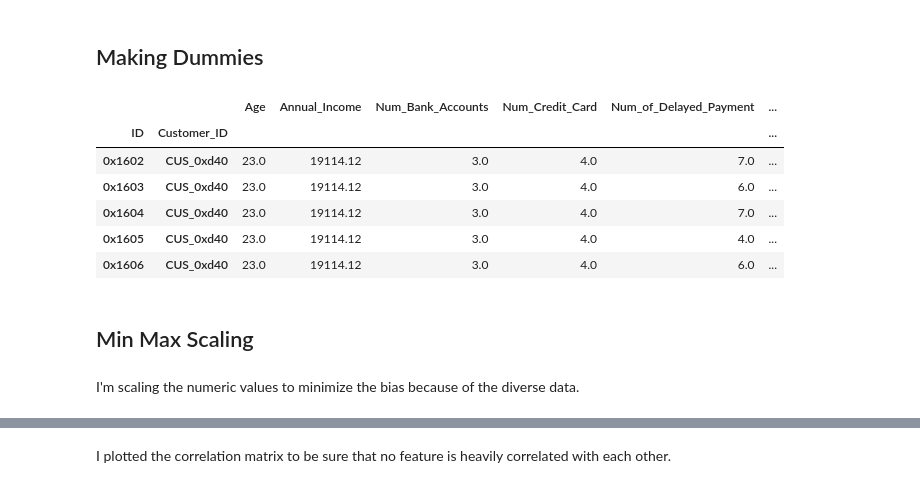
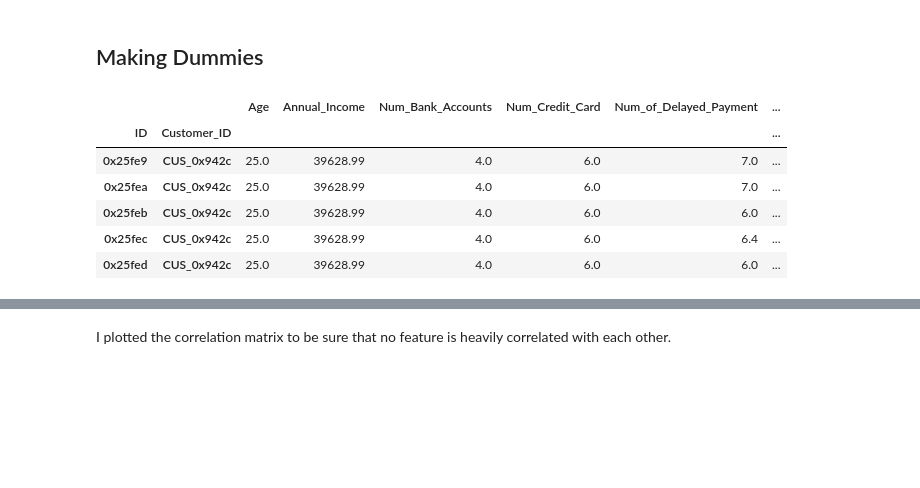
Before and after one commit to EsraKorkmazz/FINANCE-STREAMLIT-APP, a Jupyter notebook: notebooks/3-machine-learning.ipynb, the cells around one changed output, grey strips where cells are left out. Saved outputs shown, nothing was run; the diff lists cells and outputs as text; code cells hidden in the pictures; blank space fills up the shorter version.

```diff
--- a/notebooks/3-machine-learning.ipynb
+++ b/notebooks/3-machine-learning.ipynb
@@ -26,19 +26,15 @@ df.head()
 ## Making Dummies
 # %%
 df = pd.get_dummies(df, drop_first=True)
-df.head()
+df.tail()
 # %% [output]
 |  |  | Age | Annual_Income | Num_Bank_Accounts | Num_Credit_Card | Num_of_Delayed_Payment | ... |
 | ID | Customer_ID |  |  |  |  |  | ... |
-| 0x1602 | CUS_0xd40 | 23.0 | 19114.12 | 3.0 | 4.0 | 7.0 | ... |
-| 0x1603 | CUS_0xd40 | 23.0 | 19114.12 | 3.0 | 4.0 | 6.0 | ... |
-| 0x1604 | CUS_0xd40 | 23.0 | 19114.12 | 3.0 | 4.0 | 7.0 | ... |
-| 0x1605 | CUS_0xd40 | 23.0 | 19114.12 | 3.0 | 4.0 | 4.0 | ... |
-| 0x1606 | CUS_0xd40 | 23.0 | 19114.12 | 3.0 | 4.0 | 6.0 | ... |
+| 0x25fe9 | CUS_0x942c | 25.0 | 39628.99 | 4.0 | 6.0 | 7.0 | ... |
+| 0x25fea | CUS_0x942c | 25.0 | 39628.99 | 4.0 | 6.0 | 7.0 | ... |
+| 0x25feb | CUS_0x942c | 25.0 | 39628.99 | 4.0 | 6.0 | 6.0 | ... |
+| 0x25fec | CUS_0x942c | 25.0 | 39628.99 | 4.0 | 6.0 | 6.4 | ... |
+| 0x25fed | CUS_0x942c | 25.0 | 39628.99 | 4.0 | 6.0 | 6.0 | ... |
-# %% [markdown]
-## Min Max Scaling
-# %% [markdown]
-I'm scaling the numeric values to minimize the bias because of the diverse data.
 # %%
 y = df.Credit_Score
 x = df.drop(columns='Credit_Score')
```
Also changed, not shown: parts of 26 cells of this notebook, 3 other files.
